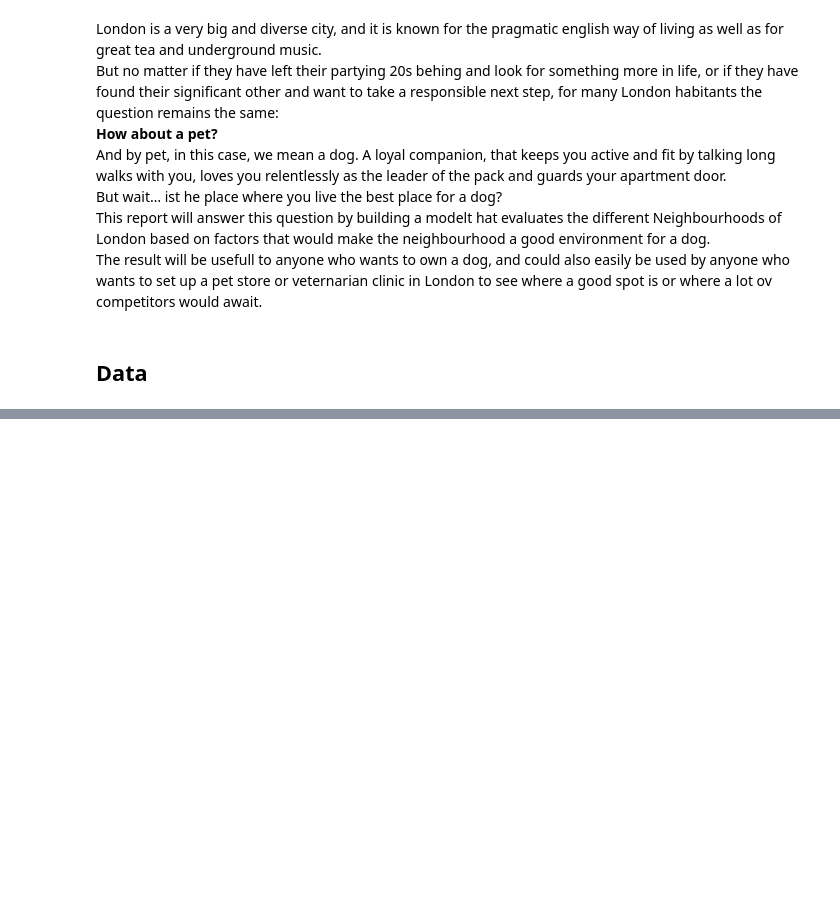
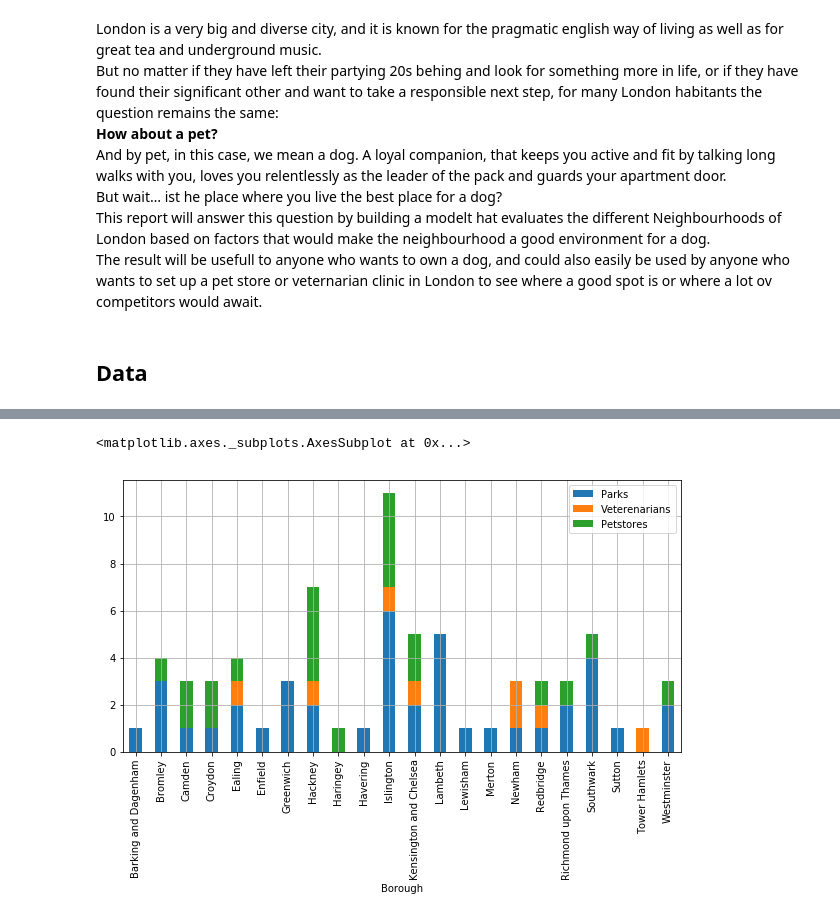
Before and after one commit to bazookarma/Coursera_Capstone, a Jupyter notebook: Capstone Project.ipynb, the cells around one changed output, grey strips where cells are left out. Cells and saved outputs as stored; diff of their text form; code cells hidden in the pictures; blank space fills up the shorter version.

```diff
--- a/Capstone Project.ipynb
+++ b/Capstone Project.ipynb
@@ -19,0 +368,3 @@ The model will compare the neighbourhoods based on these factors, compare them t
+# %%
+
+london_stats = pd.concat([allparks.set_index('Neighborhood'),allvets.set_index('Neighborhood'),allstores.set_index('Neighborhood')], axis=1)
@@ -19,0 +438,7 @@ The model will compare the neighbourhoods based on these factors, compare them t
+# %%
+london_stats.reset_index(level=0,inplace=True)
+# %%
+london_stats = london_stats.rename(index=str, columns={"index": "Borough"})
+# %%
+london_all = london.merge(london_stats, left_on='Borough', right_on='Borough')
+london_all.fillna(0)
@@ -19,0 +463,5 @@ The model will compare the neighbourhoods based on these factors, compare them t
+# %%
+london_all.plot.bar(stacked=True, x='Borough', y=['Parks', 'Veterenarians', 'Petstores'], figsize=(10,5), grid=True)
+# %% [output]
+<matplotlib.axes._subplots.AxesSubplot at 0x...>
+[figure, added]
```
Also changed, not shown: parts of 39 cells of this notebook.
